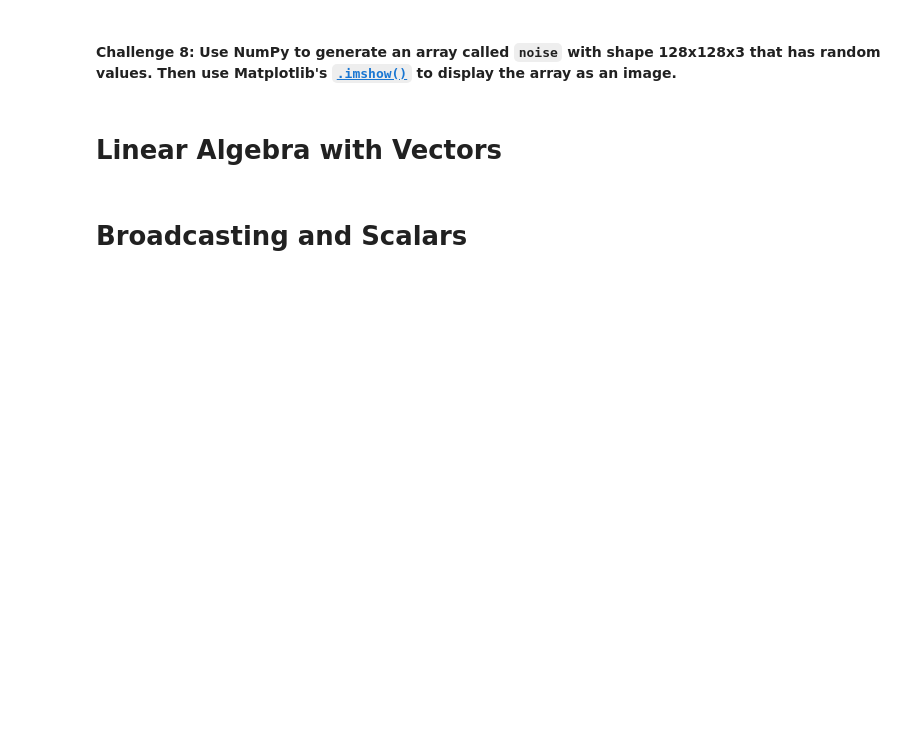
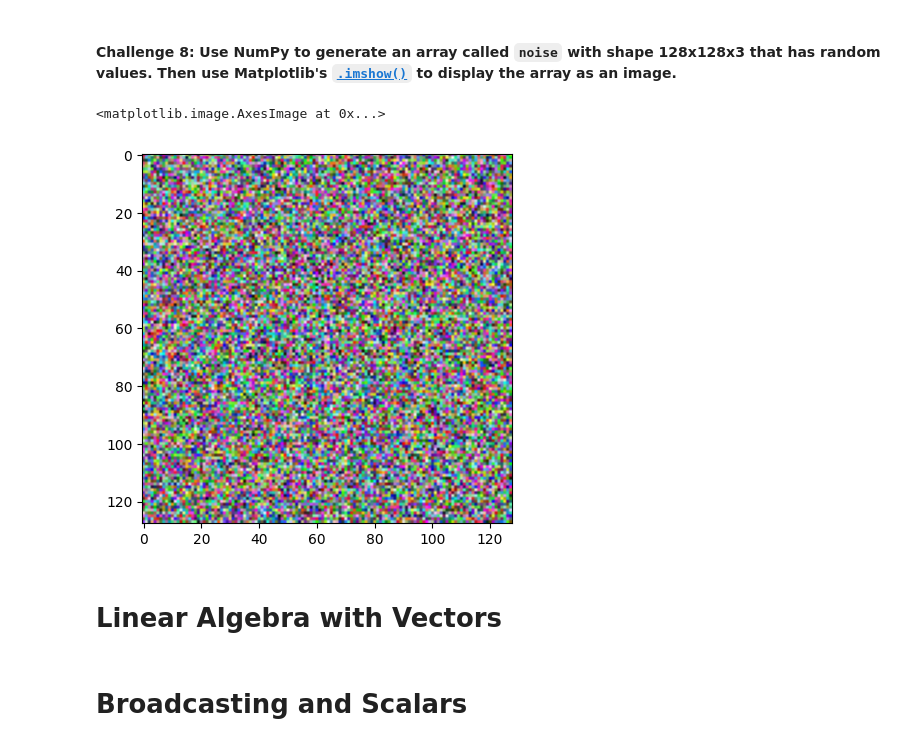
Before and after one commit to M-Awwab-Khan/computation-with-numpy, a Jupyter notebook: Computation_with_NumPy_and_N_Dimensional_Arrays_(start).ipynb, the cells around one changed output. Cells and saved outputs as stored; diff of their text form; code cells hidden in the pictures; blank space fills up the shorter version.

```diff
--- a/Computation_with_NumPy_and_N_Dimensional_Arrays_(start).ipynb
+++ b/Computation_with_NumPy_and_N_Dimensional_Arrays_(start).ipynb
@@ -130,5 +177,11 @@ Hint: Use the [`.random()` function](https://numpy.org/doc/stable/reference/rand
 # %% [markdown]
 #### **Challenge 8**: Use NumPy to generate an array called `noise` with shape 128x128x3 that has random values. Then use Matplotlib's [`.imshow()`](https://matplotlib.org/3.1.1/api/_as_gen/matplotlib.pyplot.imshow.html) to display the array as an image.
+# %%
+noise = np.random.random((128, 128, 3))
+plt.imshow(noise)
+# %% [output]
+<matplotlib.image.AxesImage at 0x...>
+[figure, added]
 # %% [markdown]
 # Linear Algebra with Vectors
 # %%
```
Also changed, not shown: parts of 8 cells of this notebook.
